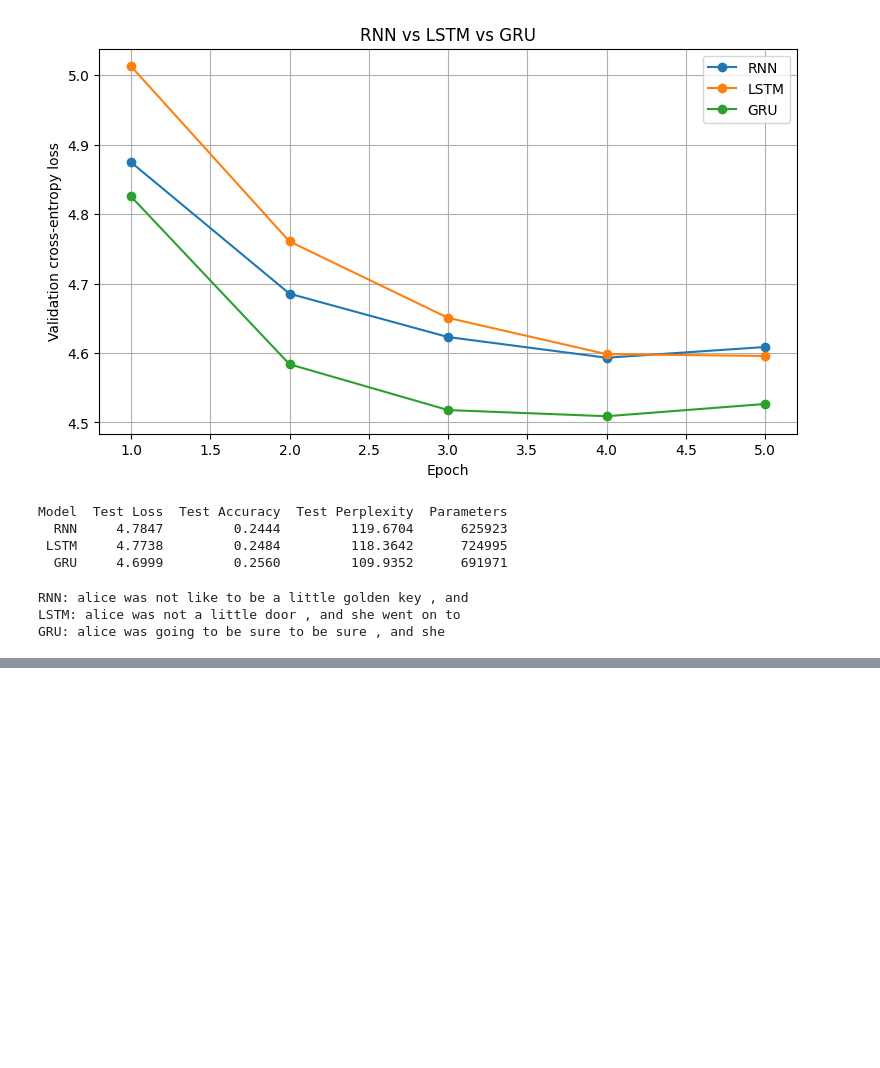
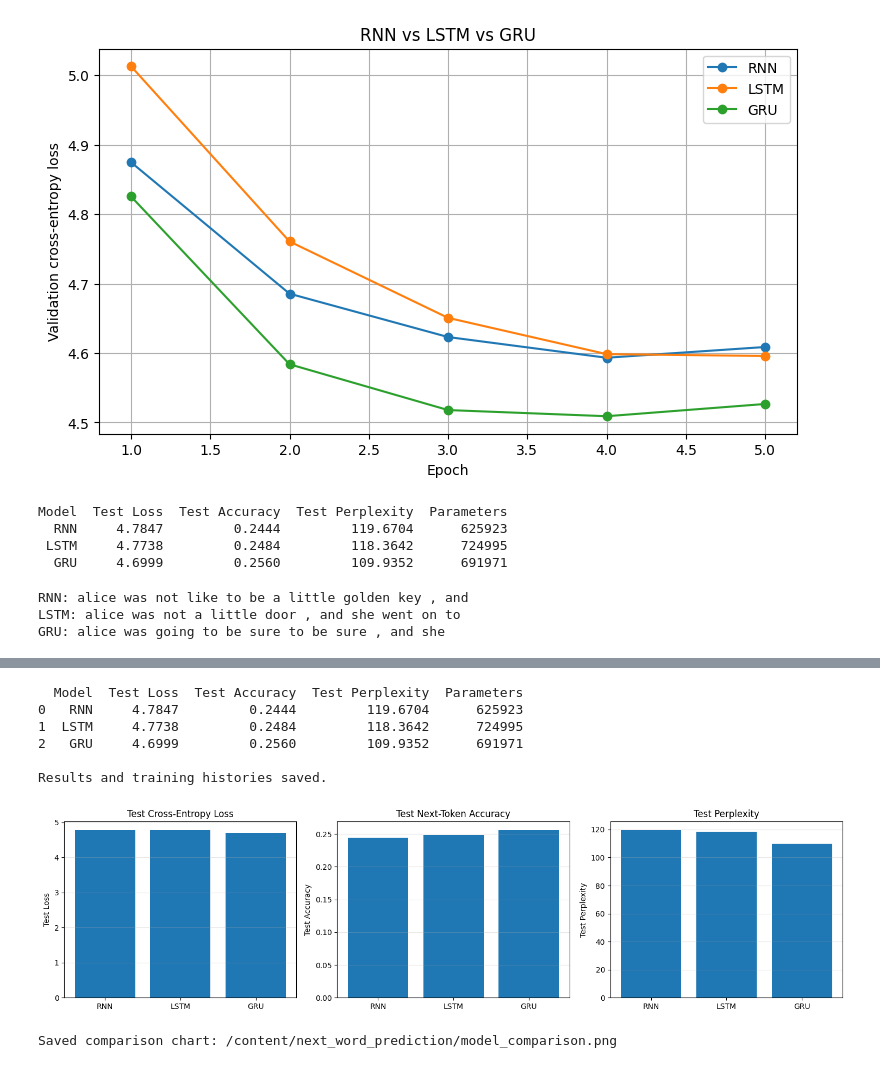
Before and after one commit to Shreyas408315/Gen-AI, a Jupyter notebook: Next_Word_Prediction_System.ipynb, the cells around one changed output, grey strips where cells are left out. Drawn from its saved outputs; the diff is of its cells as text; code cells hidden in the pictures; blank space fills up the shorter version.

```diff
--- a/Next_Word_Prediction_System.ipynb
+++ b/Next_Word_Prediction_System.ipynb
@@ -670,3 +670,13 @@ print("GRU:", predict_next_words(
 RNN: alice was not like to be a little golden key , and
 LSTM: alice was not a little door , and she went on to
 GRU: alice was going to be sure to be sure , and she
+# %%
+
+import os
+import json
+import torch
+
+PROJECT_DIR = "/content/next_word_prediction"
+os.makedirs(PROJECT_DIR, exist_ok=True)
+
+print("Project directory:", PROJECT_DIR)
@@ -672,0 +720,53 @@ GRU: alice was going to be sure to be sure , and she
+# %%
+
+results_df.to_csv(
+    os.path.join(PROJECT_DIR, "model_comparison.csv"),
+    index=False
+)
+
+history_data = {
+    name: history for name, history in histories.items()
+}
+
+with open(
+    os.path.join(PROJECT_DIR, "training_history.json"), "w"
+) as f:
+    json.dump(history_data, f, indent=2)
+
+print(results_df.round(4))
+print("\nResults and training histories saved.")
+# %% [output]
+  Model  Test Loss  Test Accuracy  Test Perplexity  Parameters
+0   RNN     4.7847         0.2444         119.6704      625923
+1  LSTM     4.7738         0.2484         118.3642      724995
+2   GRU     4.6999         0.2560         109.9352      691971
+
+Results and training histories saved.
+# %%
+
+fig, axes = plt.subplots(1, 3, figsize=(15, 4))
+
+metrics_to_plot = [
+    ("Test Loss", "Test Cross-Entropy Loss"),
+    ("Test Accuracy", "Test Next-Token Accuracy"),
+    ("Test Perplexity", "Test Perplexity")
+]
+
+for ax, (column, title) in zip(axes, metrics_to_plot):
+    ax.bar(results_df["Model"], results_df[column])
+    ax.set_title(title)
+    ax.set_ylabel(column)
+    ax.grid(axis="y", alpha=0.3)
+
+plt.tight_layout()
+
+chart_path = os.path.join(
+    PROJECT_DIR, "model_comparison.png"
+)
+plt.savefig(chart_path, dpi=150, bbox_inches="tight")
+plt.show()
+
+print("Saved comparison chart:", chart_path)
+# %% [output]
+[figure, added]
+Saved comparison chart: /content/next_word_prediction/model_comparison.png
```
Also changed, not shown: parts of 2 cells of this notebook.
